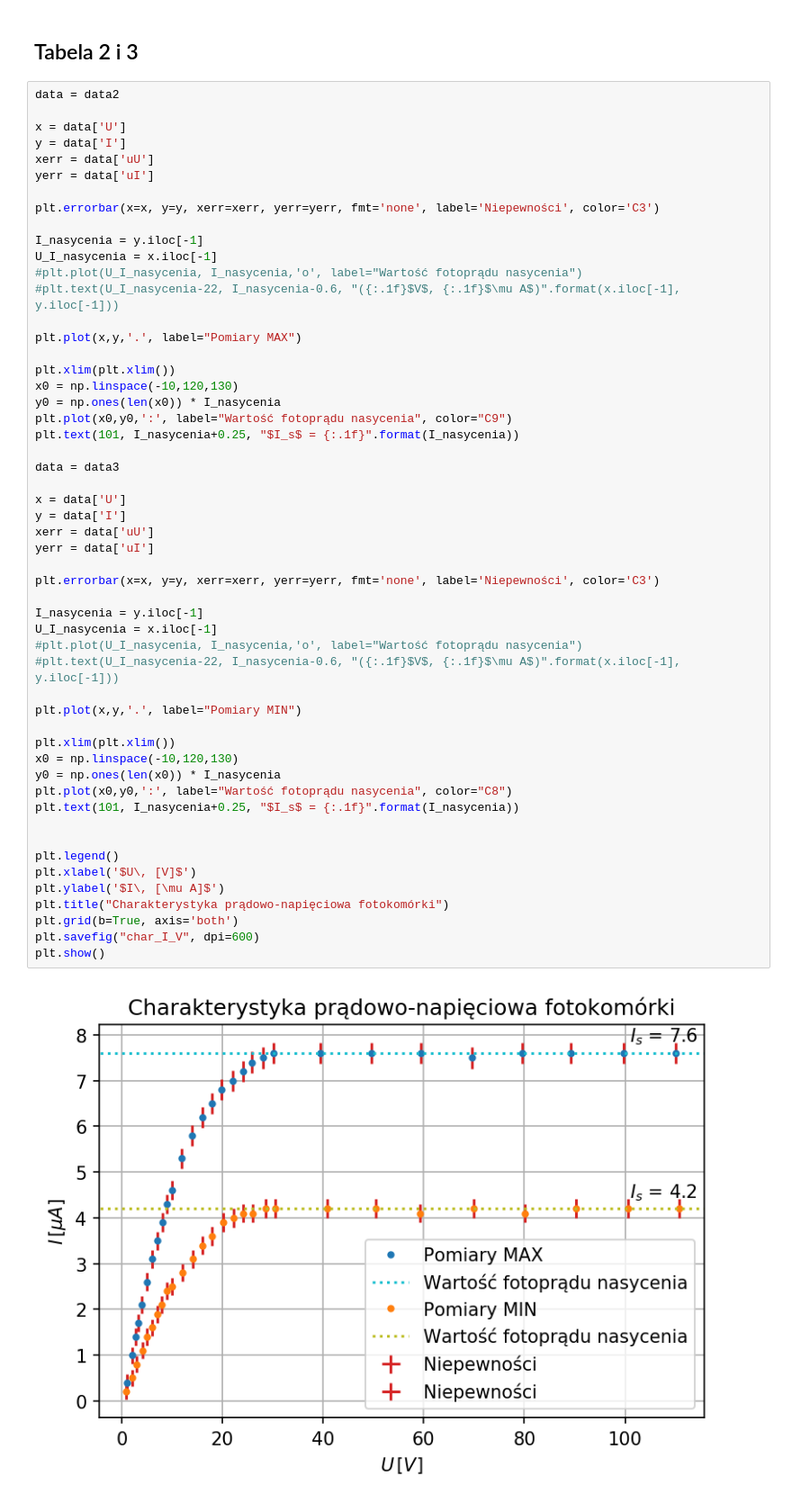
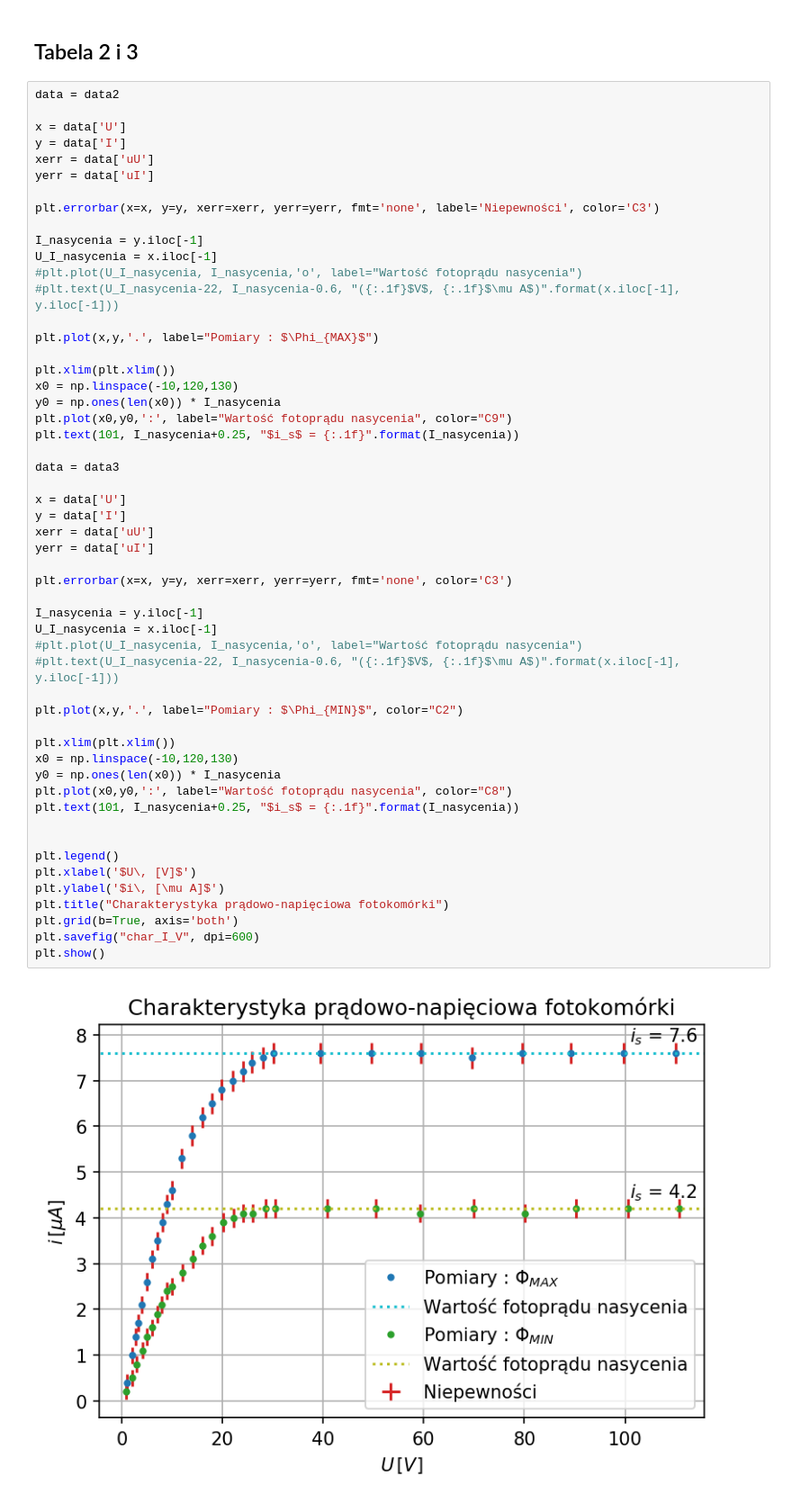
Before and after one commit to michelangelo21/LPF, a Jupyter notebook: LPF91/LPF91.ipynb, the cells around one changed output. Shown at 90% size. Drawn from its saved outputs; the diff is of its cells as text.

```diff
--- a/LPF91/LPF91.ipynb
+++ b/LPF91/LPF91.ipynb
@@ -168,43 +274,43 @@ U_I_nasycenia = x.iloc[-1]
 #plt.plot(U_I_nasycenia, I_nasycenia,'o', label="Wartość fotoprądu nasycenia")
 #plt.text(U_I_nasycenia-22, I_nasycenia-0.6, "({:.1f}$V$, {:.1f}$\mu A$)".format(x.iloc[-1], y.iloc[-1]))
 
-plt.plot(x,y,'.', label="Pomiary MAX")
+plt.plot(x,y,'.', label="Pomiary : $\Phi_{MAX}$")
 
 plt.xlim(plt.xlim())
 x0 = np.linspace(-10,120,130)
 y0 = np.ones(len(x0)) * I_nasycenia
 plt.plot(x0,y0,':', label="Wartość fotoprądu nasycenia", color="C9")
-plt.text(101, I_nasycenia+0.25, "$I_s$ = {:.1f}".format(I_nasycenia))
+plt.text(101, I_nasycenia+0.25, "$i_s$ = {:.1f}".format(I_nasycenia))
 
 data = data3
 
 x = data['U']
 y = data['I']
 xerr = data['uU']
 yerr = data['uI']
 
-plt.errorbar(x=x, y=y, xerr=xerr, yerr=yerr, fmt='none', label='Niepewności', color='C3')
+plt.errorbar(x=x, y=y, xerr=xerr, yerr=yerr, fmt='none', color='C3')
 
 I_nasycenia = y.iloc[-1]
 U_I_nasycenia = x.iloc[-1]
 #plt.plot(U_I_nasycenia, I_nasycenia,'o', label="Wartość fotoprądu nasycenia")
 #plt.text(U_I_nasycenia-22, I_nasycenia-0.6, "({:.1f}$V$, {:.1f}$\mu A$)".format(x.iloc[-1], y.iloc[-1]))
 
-plt.plot(x,y,'.', label="Pomiary MIN")
+plt.plot(x,y,'.', label="Pomiary : $\Phi_{MIN}$", color="C2")
 
 plt.xlim(plt.xlim())
 x0 = np.linspace(-10,120,130)
 y0 = np.ones(len(x0)) * I_nasycenia
 plt.plot(x0,y0,':', label="Wartość fotoprądu nasycenia", color="C8")
-plt.text(101, I_nasycenia+0.25, "$I_s$ = {:.1f}".format(I_nasycenia))
+plt.text(101, I_nasycenia+0.25, "$i_s$ = {:.1f}".format(I_nasycenia))
 
 
 plt.legend()
 plt.xlabel('$U\, [V]$')
-plt.ylabel('$I\, [\mu A]$')
+plt.ylabel('$i\, [\mu A]$')
 plt.title("Charakterystyka prądowo-napięciowa fotokomórki")
 plt.grid(b=True, axis='both')
 plt.savefig("char_I_V", dpi=600)
 plt.show()
 # %% [output]
-[figure, old version]
+[figure, new version]
```
Also changed, not shown: parts of 11 cells of this notebook, 10 other files.
